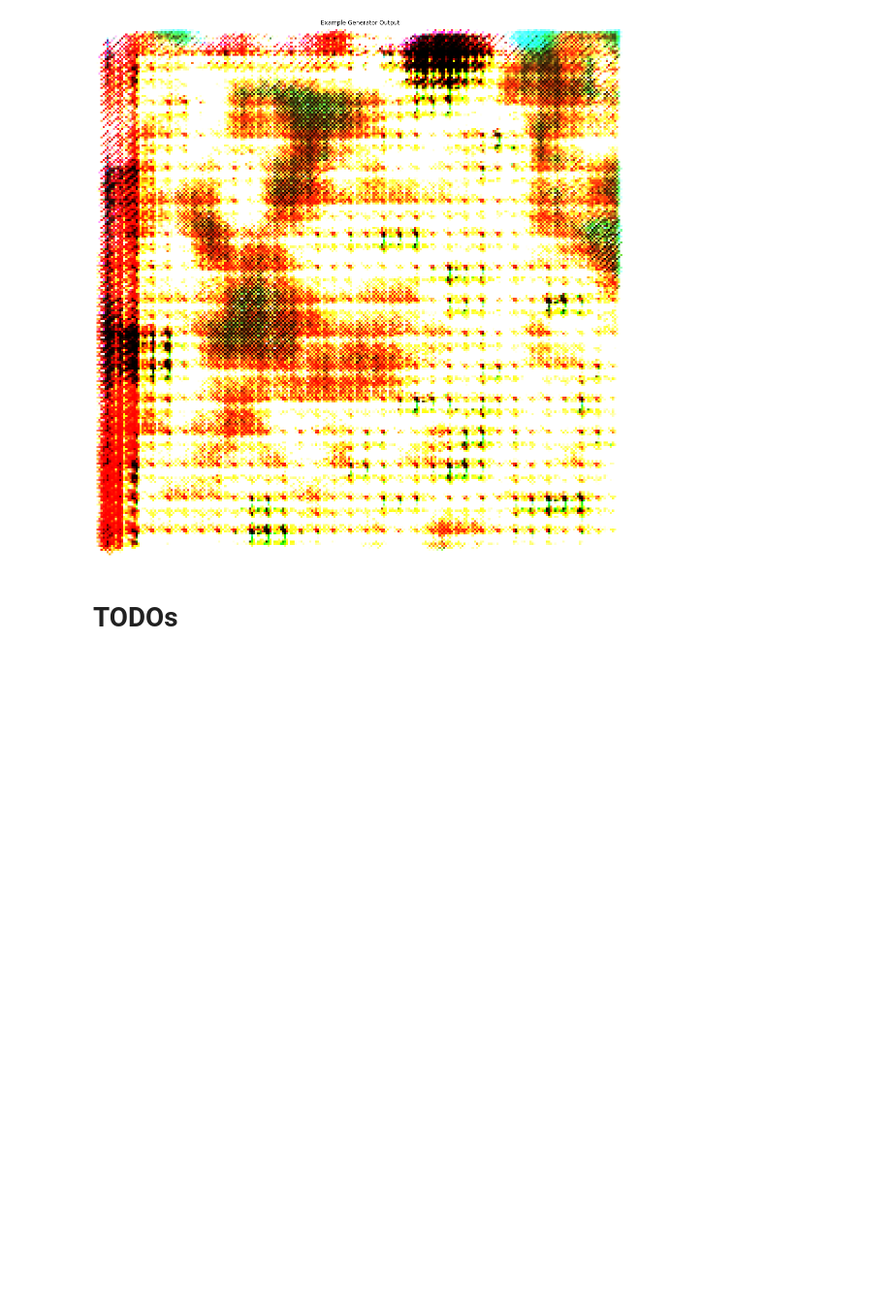
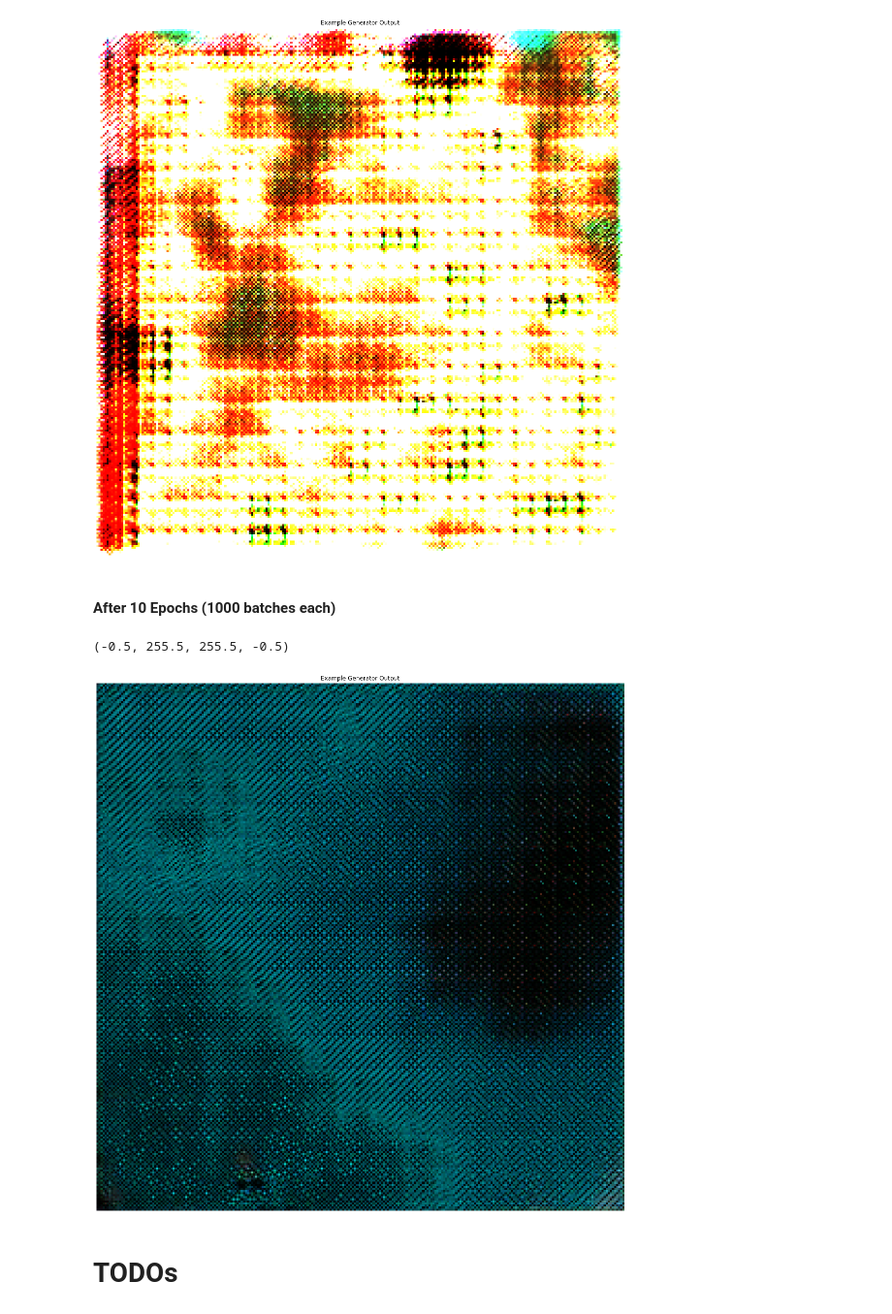
Before and after one commit to phi-0/masterthesis_gan_mapdesign, a Jupyter notebook: notebooks/V1.0/WGAN-GP-RUN01-V03.ipynb, the cells around one changed output. Shown at 97% size. Saved outputs shown, nothing was run; the diff lists cells and outputs as text; code cells hidden in the pictures; blank space fills up the shorter version.

Commit message:
RUN01 10E with 10% data and 3:1 C:G ratio complete

```diff
--- a/notebooks/V1.0/WGAN-GP-RUN01-V03.ipynb
+++ b/notebooks/V1.0/WGAN-GP-RUN01-V03.ipynb
@@ -64,8 +64,8 @@ EPOCHS = 1000
 BATCH_PER_EPOCH = 20
 # pre-processed (cropped) images are 1024x1024. We will later resize the images to 256x256 due to memory restrictions.
 IMAGE_SIZE = (256,256)
-BATCH_SIZE = 64
-CRITIC_FACTOR = 5 # number of times the critic is trained more often than the generator
+BATCH_SIZE = 32
+CRITIC_FACTOR = 3 # number of times the critic is trained more often than the generator. Recommended = 5
 GRADIENT_PENALTY_WEIGHT = 10
 
 # NOTE: all extracted map PNGs have been saved on a separate virtual disk mapped to '/data' of the virtual machine in use
@@ -104,7 +104,7 @@ dataset_train = tf.keras.preprocessing.image_dataset_from_directory(  fpath,
                                                                       labels=[1.] * len(imgs), # setting all labels to 1.0 (for 'real') as float32
                                                                       #label_mode=None, # yields float32 type labels
                                                                       seed=42,
-                                                                      validation_split=0.8, # due to the large number of images, we split out more into the validation set (which is not being used)
+                                                                      validation_split=0.9, # due to the large number of images, we split out more into the validation set (which is not being used)
                                                                       subset='training'
                                                                     )
 
@@ -709,6 +731,32 @@ plt.axis('off')
 Clipping input data to the valid range for imshow with RGB data ([0..1] for floats or [0..255] for integers).
 (-0.5, 255.5, 255.5, -0.5)
 [figure]
+# %% [markdown]
+#### After 10 Epochs (1000 batches each)
+# %%
+# load generator
+'''
+generator.compile(optimizer=Adam(lr=0.0008), # per Foster, 2017 RMSprop(lr=0.0008)
+                          loss=binary_crossentropy,
+                          metrics=['accuracy'])
+generator = tf.keras.models.load_model('/data/output/models/generator-2021-03-04_093146')
+'''
+# generate new example of learned representation in latent space
+noise = np.random.normal(0, 1, (1, 100))
+res = np.array(wgan.generator(noise, training=False)).astype('uint8')
+
+# reinstate scale of pixel values to [0:255] and reshape
+#res = res - 0.5 #0.5 * (res + 1)
+res = res.reshape((256, 256, 3))
+
+# Visualize result
+plt.figure(figsize=(20, 20))
+plt.imshow(res)
+plt.title(f'Example Generator Output')
+plt.axis('off')
+# %% [output]
+(-0.5, 255.5, 255.5, -0.5)
+[figure, added]
 # %% [markdown]
 # TODOs
 # %% [markdown]
```
Also changed, not shown: parts of 5 cells of this notebook.
